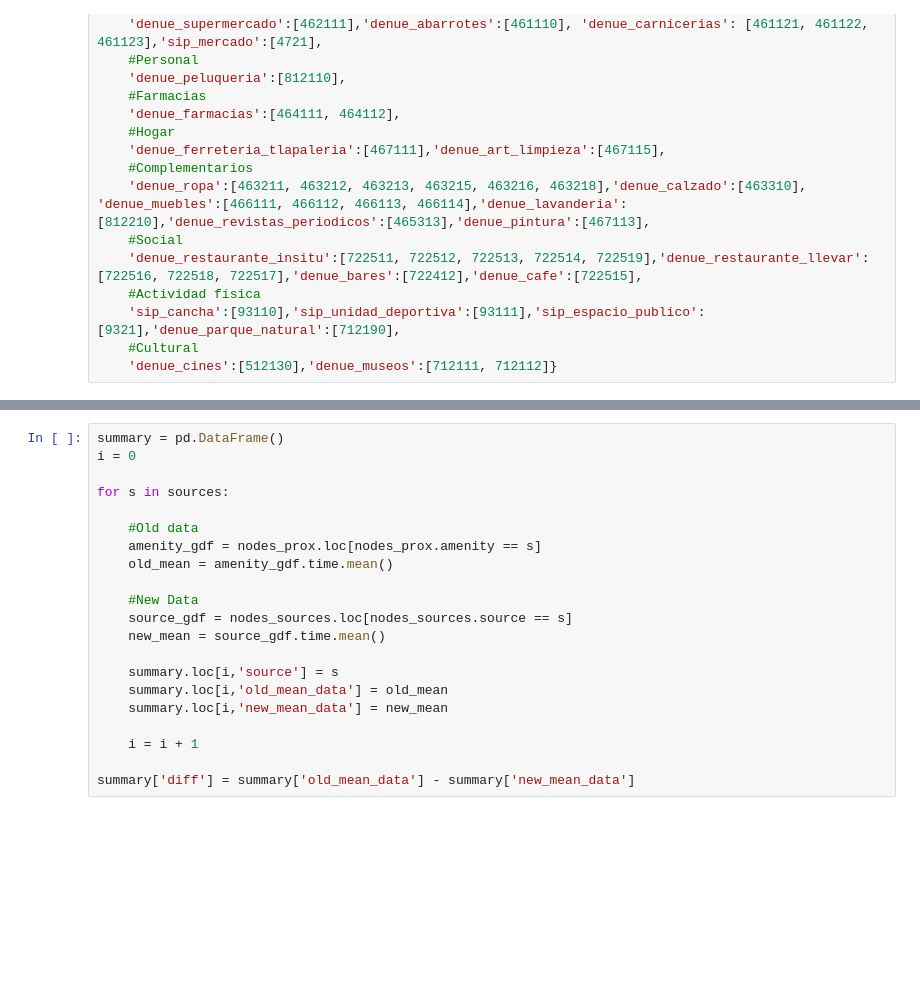
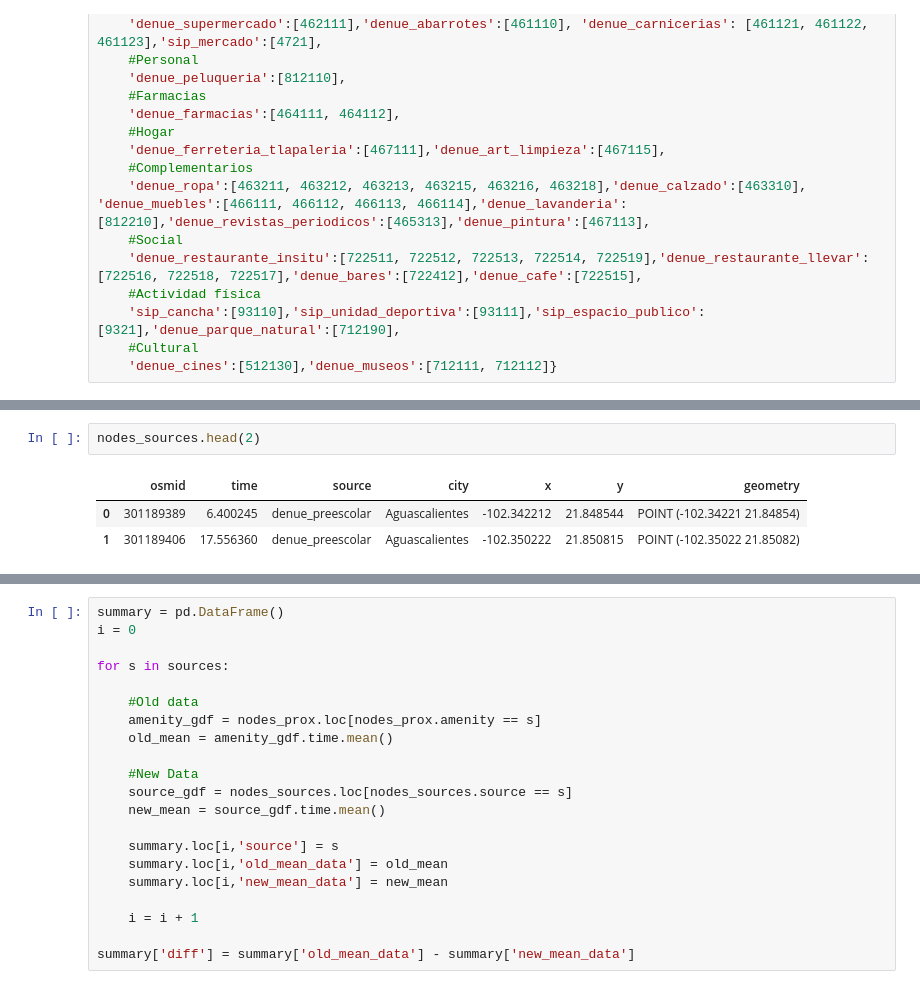
Before and after one commit to Observatorio-Ciudades/accesibilidad-urbana, a Jupyter notebook: notebooks/proximity_analysis_latam/prox_loading_osmnx 3 [Script 02_distance_amenities].ipynb, the cells around one changed output, grey strips where cells are left out. Cells and saved outputs as stored; diff of their text form; blank space fills up the shorter version.

```diff
--- a/notebooks/proximity_analysis_latam/prox_loading_osmnx 3 [Script 02_distance_amenities].ipynb
+++ b/notebooks/proximity_analysis_latam/prox_loading_osmnx 3 [Script 02_distance_amenities].ipynb
@@ -490,6 +490,12 @@ Starting range k = 0 of 0 for source denue_museos.
 Calculated time from nodes to pois for a total of 52013 nodes for source denue_museos.
 Applying final formating to calculated nodes.
 Added time for source denue_museos to nodes_sources.
+# %%
+nodes_sources.head(2)
+# %% [output]
+|  | osmid | time | source | city | x | y | geometry |
+| 0 | 301189389 | 6.400245 | denue_preescolar | Aguascalientes | -102.342212 | 21.848544 | POINT (-102.34221 21.84854) |
+| 1 | 301189406 | 17.556360 | denue_preescolar | Aguascalientes | -102.350222 | 21.850815 | POINT (-102.35022 21.85082) |
 # %%
 schema = 'prox_analysis'
 table = 'nodes_proximity_2020'
```
Also changed, not shown: parts of 5 cells of this notebook, 1 other file.
